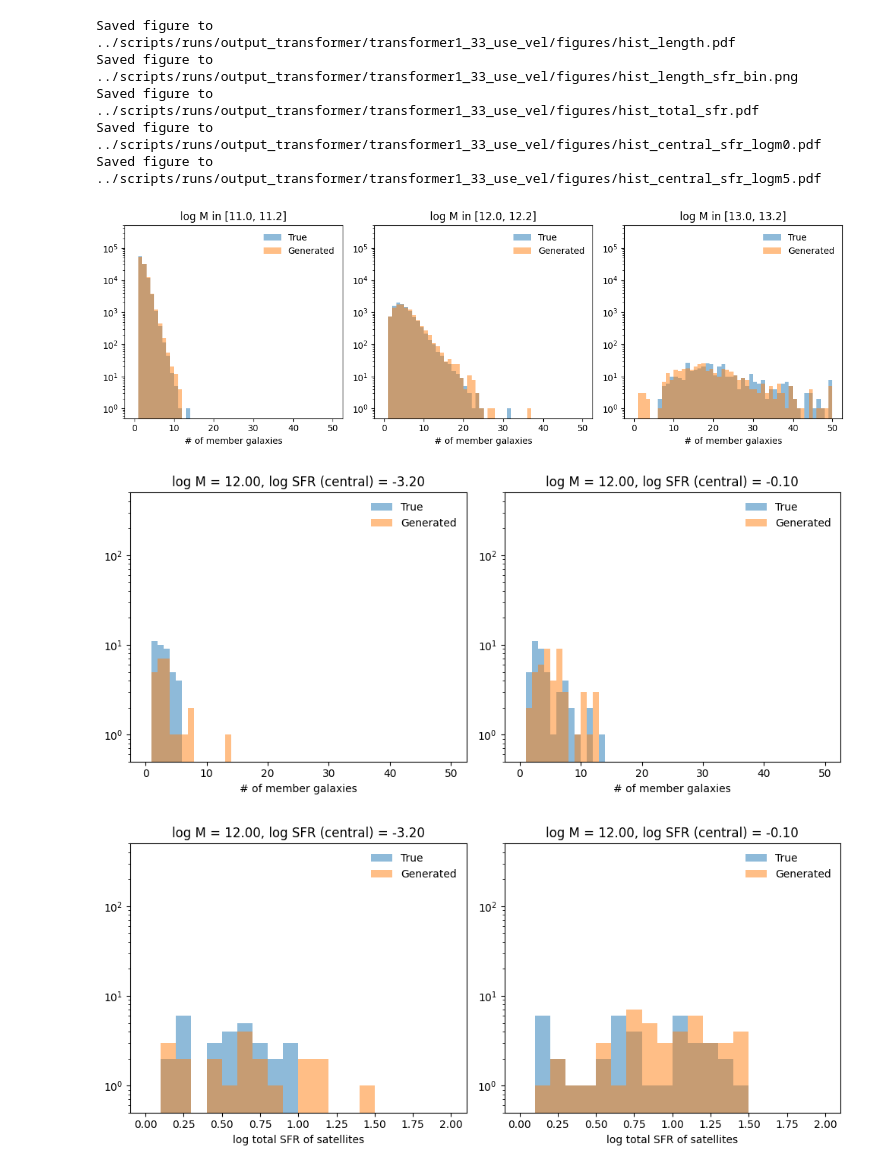
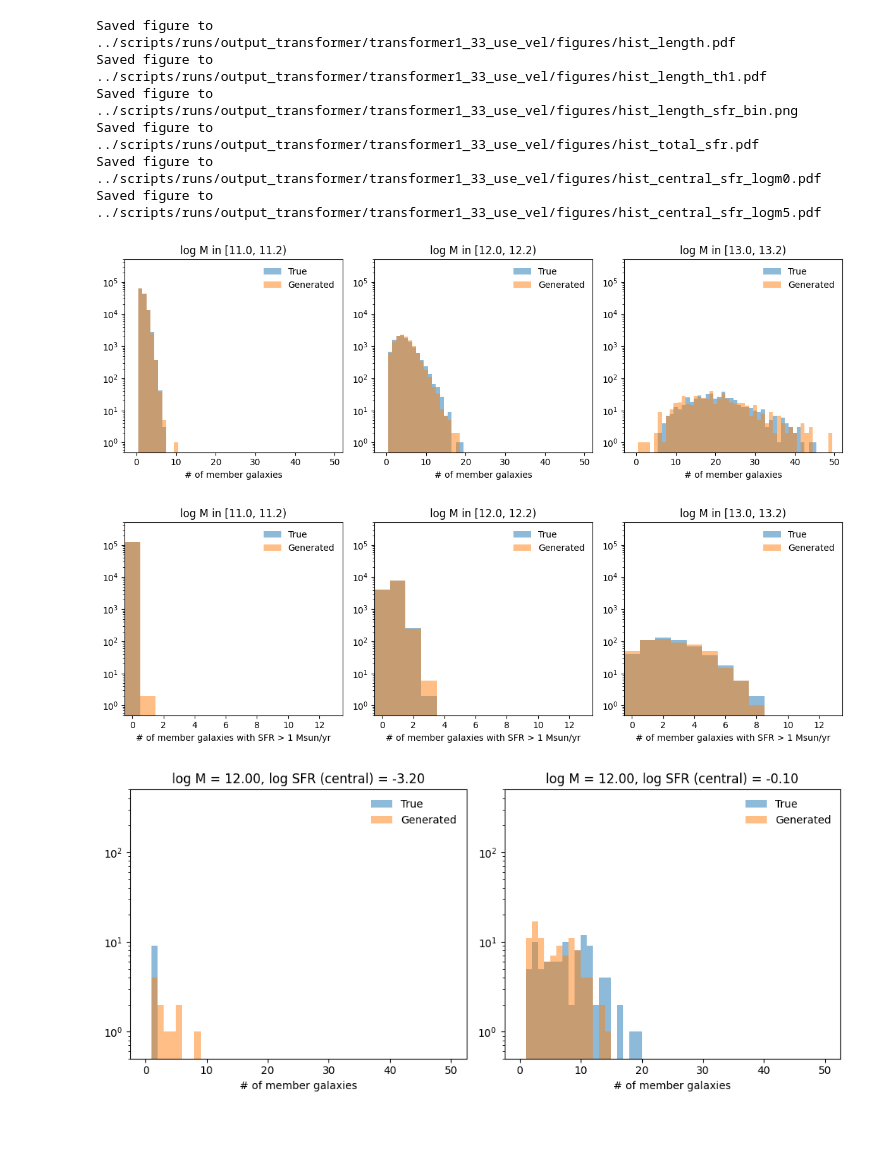
Before and after one commit to knmoriwaki/cosmoglint, a Jupyter notebook: notebooks/plot_transformer.ipynb, the cells around one changed output. Drawn from its saved outputs; the diff is of its cells as text; code cells hidden in the pictures; blank space fills up the shorter version.

```diff
--- a/notebooks/plot_transformer.ipynb
+++ b/notebooks/plot_transformer.ipynb
@@ -220,5 +191,5 @@ for i, (x, g) in enumerate(zip(x_test, generated_test)):
 # %%
-seed = 1234
+seed = 12345
 np.random.seed(seed)
 torch.manual_seed(seed)
 torch.cuda.manual_seed(seed)
@@ -280,7 +251,7 @@ def show_distribution(gen, length, x_physical_unit, panel_id=[1,1,1]):
             ax.set_aspect('equal')
 
             for j in range(len(s)):
-                ax.scatter(pos[j,0], pos[j,1], s=s[j], color=colors[j])
+                ax.scatter(pos[j,0], pos[j,1], s=s[j], color=colors[j], zorder=np.sign(pos[j,2]), alpha=0.8)
                 #plt.arrow(pos[j,0], pos[j,1], vel_vector[j,0], vel_vector[j,1], color=colors[j], width=0.005, head_length=0.02)
 
             ax.set_xlim(-xmax_to_show, xmax_to_show)
@@ -302,7 +273,7 @@ def show_distribution(gen, length, x_physical_unit, panel_id=[1,1,1]):
 
 
 x_phys_list = [11, 12, 13]
-ncols = 5
+ncols = 8
 nrows = len(x_phys_list)
 plt.figure(figsize=(ncols*3, nrows*3))
 plt.subplots_adjust(hspace=0.1, wspace=0.1)
@@ -330,6 +301,6 @@ Saved figure to ../scripts/runs/output_transformer/transformer1_33_use_vel/figur
 # %%
 ### True data ###
-data_path = "../scripts/TNG_data/TNG300-1_33.h5"
+data_path = "../dataset/TNG300-1/TNG300-1_33.h5"
 
 ndata = None
 #ndata = 10000
@@ -381,9 +352,21 @@ def calc_length(x, ref_param=0, skip_length=1):
         length[i] = j
     return length
 
+def calc_ngal_th(x, ref_param=0, threshold=threshold):
+    # skip the first element (central)
+    # generated: (num_samples, seq_length, num_features_in)
+    num_samples, seq_length, num_features_in = x.shape
+    ngal = np.zeros(num_samples, dtype=int)
+    for i in range(num_samples):
+        ngal[i] = (x[i,:,ref_param] > threshold).sum()
+    return ngal
+
 ### calculate length ###
 length_true = calc_length(y_true)
 length_generated = calc_length(generated)
+
+ngal_true_th1 = calc_ngal_th(y_true, threshold= ( 1.0 - xmin[1] ) / ( xmax[1] - xmin[1]))
+ngal_generated_th1 = calc_ngal_th(generated, threshold= ( 1.0 - xmin[1] ) / ( xmax[1] - xmin[1]))
 
 ### binning ###
 nbins = 20
@@ -418,10 +401,10 @@ list_to_show = [0, 5, 10]
 plt.figure(figsize=(len(list_to_show)*4, 4))
 for count, i in enumerate(list_to_show):
     plt.subplot(1,len(list_to_show),count+1)
-    plt.title(f"log M in [{xbins_physical_unit[i,0]:.1f}, {xbins_physical_unit[i+1,0]:.1f}]")
+    plt.title(f"log M in [{xbins_physical_unit[i,0]:.1f}, {xbins_physical_unit[i+1,0]:.1f})")
     indices = np.where(xbin_indices_true == i)[0]
-    plt.hist(length_true[indices], range=(0,opt.max_length), bins=opt.max_length, alpha=0.5, density=density, label="True", ls="-")
-    plt.hist(length_generated[indices], range=(0,opt.max_length), bins=opt.max_length, alpha=0.5, density=density, label="Generated", ls="--")
+    plt.hist(length_true[indices], range=(0,opt.max_length), bins=opt.max_length, alpha=0.5, density=density, label="True", ls="-", align="left")
+    plt.hist(length_generated[indices], range=(0,opt.max_length), bins=opt.max_length, alpha=0.5, density=density, label="Generated", ls="--", align="left")
     plt.yscale("log")
     plt.xlabel("# of member galaxies")
     if density:
@@ -431,6 +414,27 @@ for count, i in enumerate(list_to_show):
     plt.legend(frameon=False)
 
 fout = f"{output_dir}/hist_length.pdf"
+my_savefig(fout)
+
+
+list_to_show = [0, 5, 10]
+plt.figure(figsize=(len(list_to_show)*4, 4))
+for count, i in enumerate(list_to_show):
+    plt.subplot(1,len(list_to_show),count+1)
+    plt.title(f"log M in [{xbins_physical_unit[i,0]:.1f}, {xbins_physical_unit[i+1,0]:.1f})")
+    indices = np.where(xbin_indices_true == i)[0]
+    plt.hist(ngal_true_th1[indices], range=(0,opt.max_length), bins=opt.max_length, alpha=0.5, density=density, label="True", ls="-", align="left")
+    plt.hist(ngal_generated_th1[indices], range=(0,opt.max_length), bins=opt.max_length, alpha=0.5, density=density, label="Generated", ls="--", align="left")
+    plt.yscale("log")
+    plt.xlabel("# of member galaxies with SFR > 1 Msun/yr")
+    plt.xlim([-0.5, 13.5])
+    if density:
+        plt.ylim([1e-3, 1.5])
+    else:
+        plt.ylim([5e-1, 5e5])
+    plt.legend(frameon=False)
+
+fout = f"{output_dir}/hist_length_th1.pdf"
 my_savefig(fout)
 
 
@@ -449,9 +453,9 @@ for i in list_to_show:
         plt.title(f"log M = {xbins_physical_unit[i,0]:.2f}, log SFR (central) = {xbins_physical_unit[j,1]:.2f}")
 
         indices = np.where((ybin_indices_true[:,0,0] == j) & base_mask )[0]
-        plt.hist(length_true[indices], range=(0,opt.max_length), bins=opt.max_length, alpha=0.5, density=density, label="True", ls="-")
+        plt.hist(length_true[indices], range=(0,opt.max_length), bins=opt.max_length, alpha=0.5, density=density, label="True", ls="-", align="mid")
         indices = np.where((ybin_indices_generated[:,0,0] == j) & base_mask)[0]
-        plt.hist(length_generated[indices], range=(0,opt.max_length), bins=opt.max_length, alpha=0.5, density=density, label="Generated", ls="--")
+        plt.hist(length_generated[indices], range=(0,opt.max_length), bins=opt.max_length, alpha=0.5, density=density, label="Generated", ls="--", align="mid")
         plt.yscale("log")
         plt.xlabel("# of member galaxies")
 
@@ -505,35 +509,36 @@ for i_logm in list_to_show:
     base_mask = (xbin_indices_true == i_logm)
     #base_mask = np.ones(len(logm_bin_indices_true), dtype=bool)
     #base_mask = (i_logm < logm_bin_indices_true) & (logm_bin_indices_true < i_logm + 5)
     bins_l = 12
     for iparam in range(1): # only for the first parameter
         plt.figure(figsize=(len(length_list_to_show)*4, 4))
         for count, i in enumerate(length_list_to_show):
             plt.subplot(1, len(length_list_to_show), count+1)
             plt.title(f"N = {i}, log M = {xbins_physical_unit[i_logm, 0]:.2f}")
             indices = np.where((length_true == i) & base_mask )[0]
-            plt.hist(y_true[indices,0,iparam], range=(0,1), bins=bins_l, alpha=0.5, density=density, label="True", ls="-")
+            plt.hist(y_true[indices,0,iparam], range=(0,1), bins=bins_l, alpha=0.5, density=density, label="True", ls="-", align="mid")
             indices = np.where((length_generated == i) & base_mask)[0]
-            plt.hist(generated[indices,0,iparam], range=(0,1), bins=bins_l, alpha=0.5, density=density, label="Generated", ls="-")
+            plt.hist(generated[indices,0,iparam], range=(0,1), bins=bins_l, alpha=0.5, density=density, label="Generated", ls="-", align="mid")
 
             if iparam == 0:
                 plt.xlabel(r"$\log {\rm SFR}_{\rm central}$")
             if iparam == 1:
                 plt.xlabel(r"$\log d_{\rm satellite}$")
 
             plt.yscale("log")
             if not density:
                 plt.ylim([5e-1, 1e5])
         plt.legend(frameon=False)
 
         fout = f"{output_dir}/hist_central_sfr_logm{i_logm}.pdf"
         my_savefig(fout)
 # %% [output]
 Saved figure to ../scripts/runs/output_transformer/transformer1_33_use_vel/figures/hist_length.pdf
+Saved figure to ../scripts/runs/output_transformer/transformer1_33_use_vel/figures/hist_length_th1.pdf
 Saved figure to ../scripts/runs/output_transformer/transformer1_33_use_vel/figures/hist_length_sfr_bin.png
 Saved figure to ../scripts/runs/output_transformer/transformer1_33_use_vel/figures/hist_total_sfr.pdf
 Saved figure to ../scripts/runs/output_transformer/transformer1_33_use_vel/figures/hist_central_sfr_logm0.pdf
 Saved figure to ../scripts/runs/output_transformer/transformer1_33_use_vel/figures/hist_central_sfr_logm5.pdf
-[figure, old version]
+[figure, new version]
-[figure, old version]
+[figure, new version]
-[figure, old version]
+[figure, new version]
```
Also changed, not shown: parts of 14 cells of this notebook, 15 other files.
